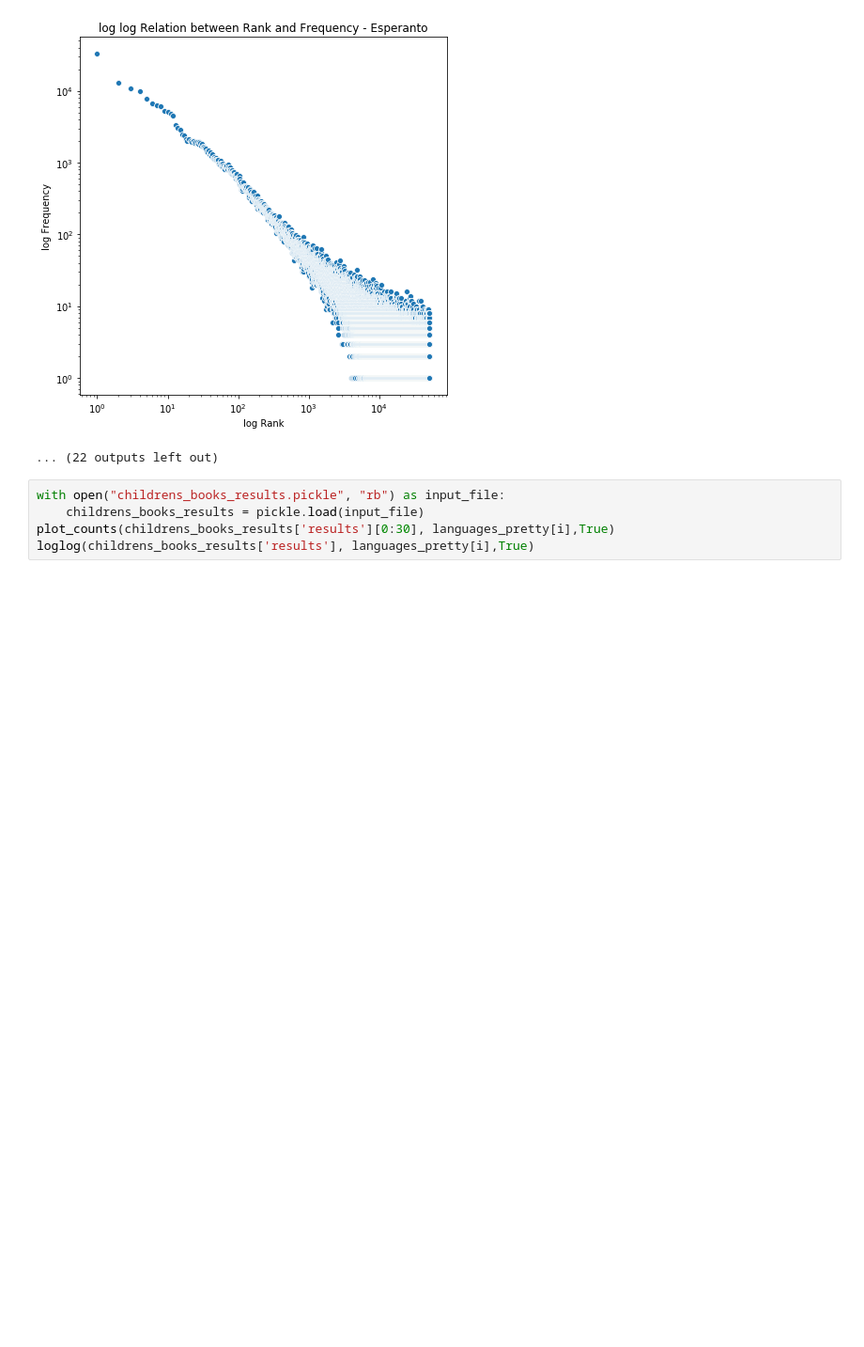
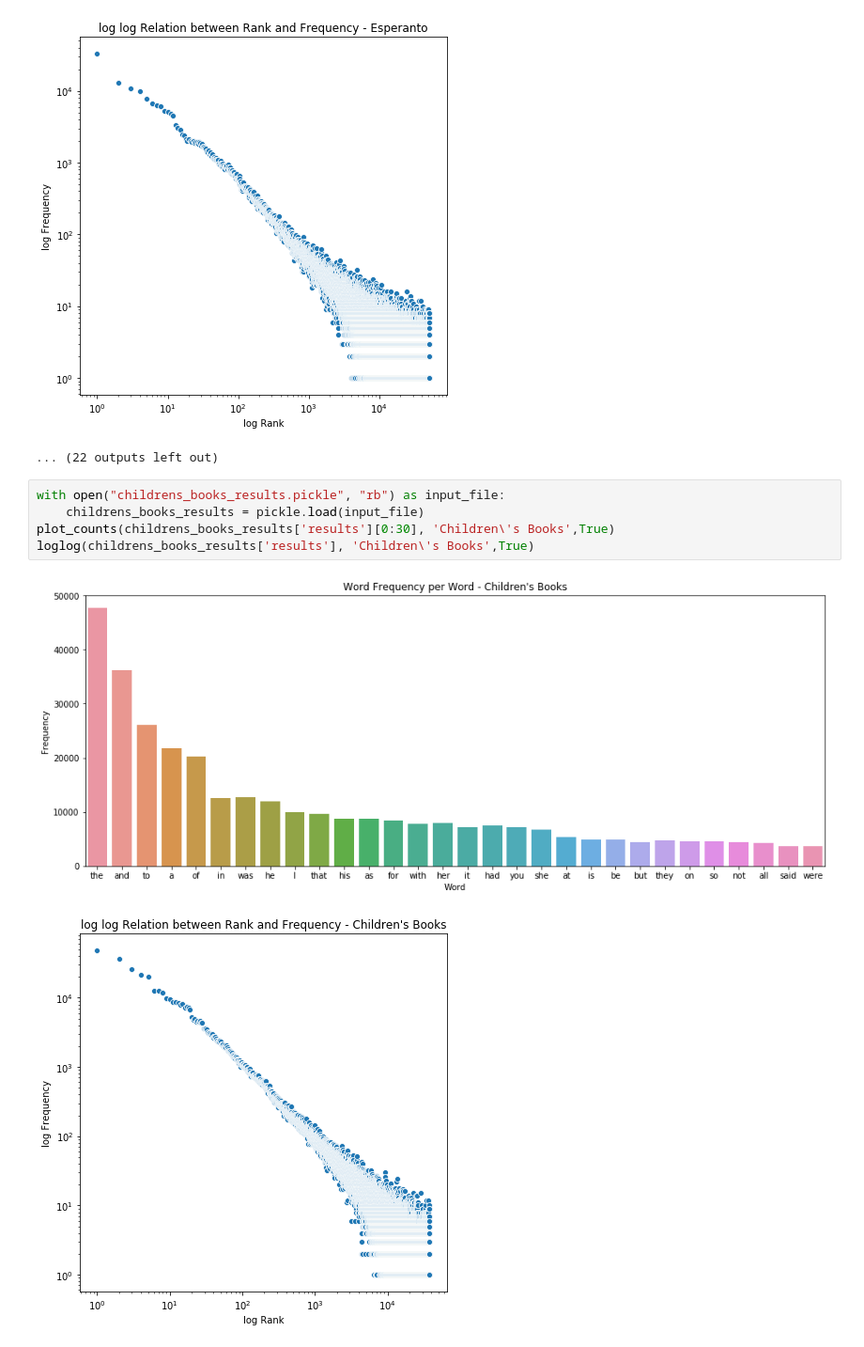
Before and after one commit to jkcchan/gutenberg_zipfs_law, a Jupyter notebook: analysis.ipynb, the cells around one changed output. Shown at 94% size. Saved outputs shown, nothing was run; the diff lists cells and outputs as text; blank space fills up the shorter version.

Commit message:
made plot for examples

```diff
--- a/analysis.ipynb
+++ b/analysis.ipynb
@@ -87,5 +87,8 @@ Chinese
 # %%
 with open("childrens_books_results.pickle", "rb") as input_file:
     childrens_books_results = pickle.load(input_file)
-plot_counts(childrens_books_results['results'][0:30], languages_pretty[i],True)
-loglog(childrens_books_results['results'], languages_pretty[i],True)
+plot_counts(childrens_books_results['results'][0:30], 'Children\'s Books',True)
+loglog(childrens_books_results['results'], 'Children\'s Books',True)
+# %% [output]
+[figure, added]
+[figure, added]
```
Also changed, not shown: 1 other file.
